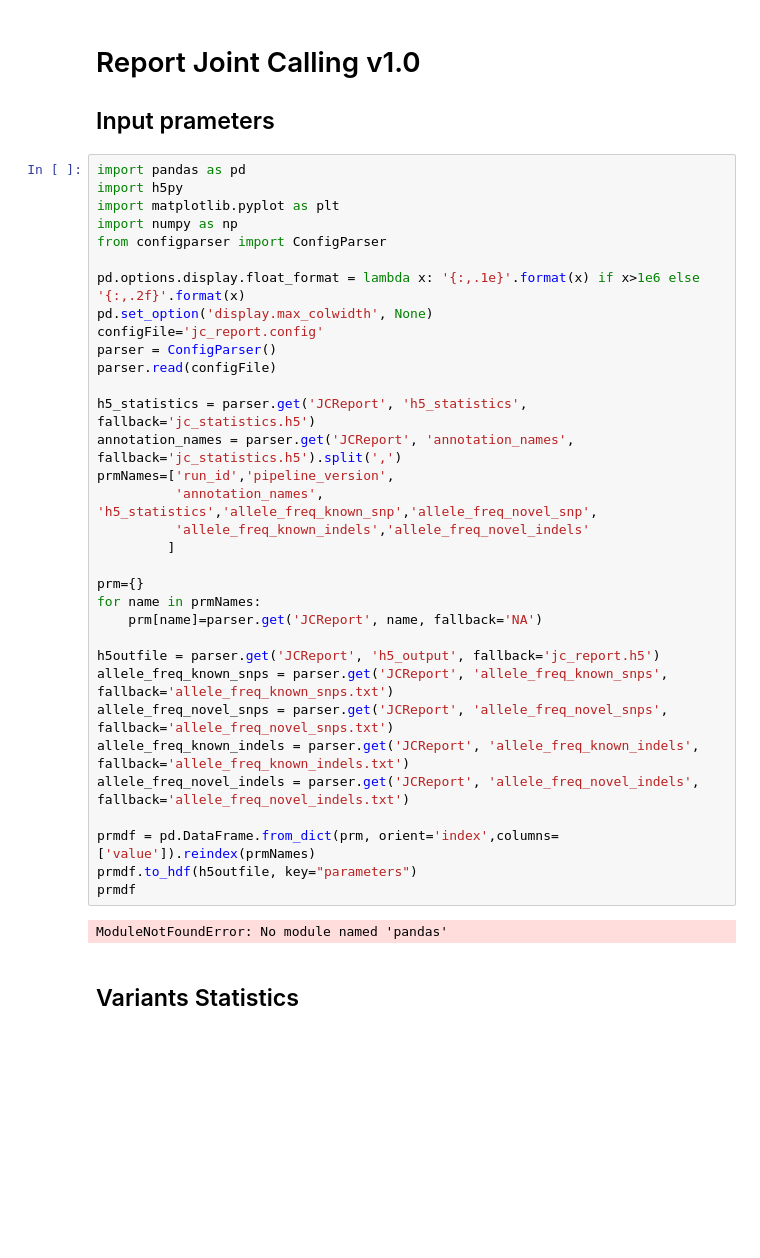
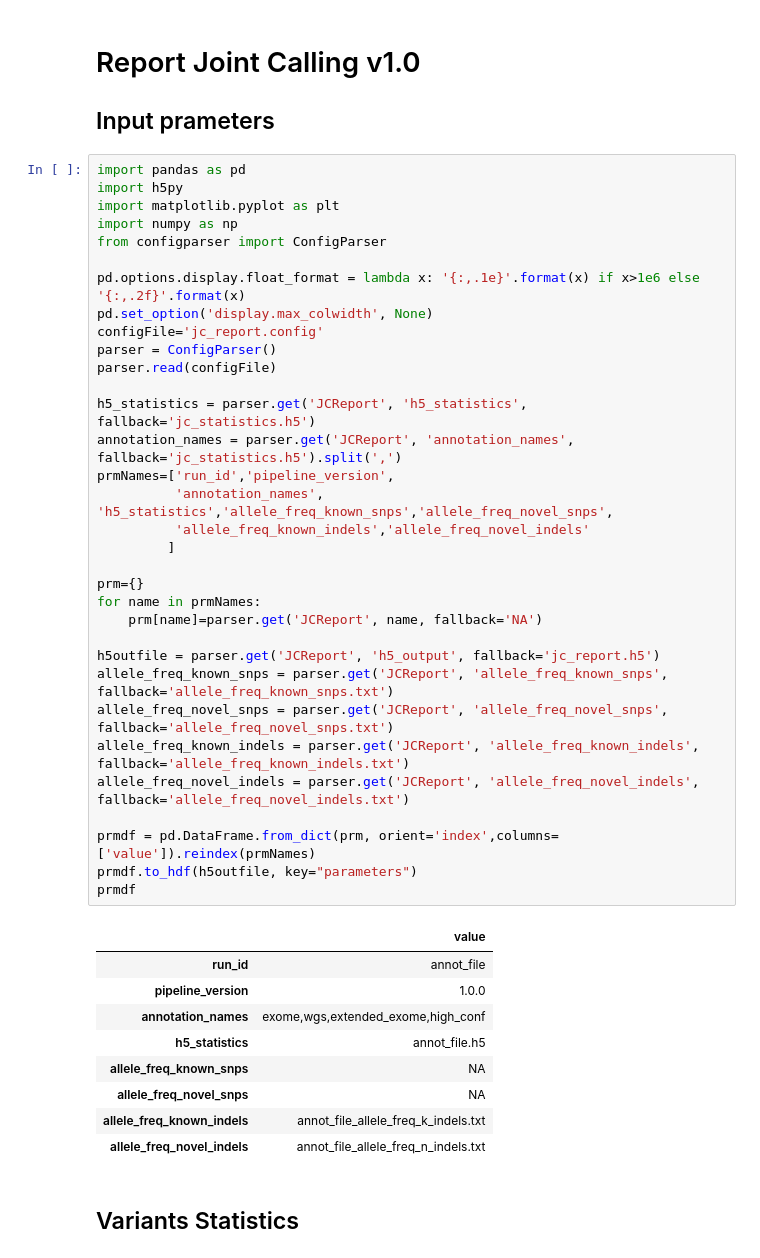
Before and after one commit to Ultimagen/VariantCalling, a Jupyter notebook: src/python/reports/joint_calling_report.ipynb, the cells around one changed output. Cells and saved outputs as stored; diff of their text form; blank space fills up the shorter version.

```diff
--- a/src/python/reports/joint_calling_report.ipynb
+++ b/src/python/reports/joint_calling_report.ipynb
@@ -7,35 +7,43 @@ import h5py
 import matplotlib.pyplot as plt
 import numpy as np
 from configparser import ConfigParser
 
 pd.options.display.float_format = lambda x: '{:,.1e}'.format(x) if x>1e6 else '{:,.2f}'.format(x)
 pd.set_option('display.max_colwidth', None)
 configFile='jc_report.config'
 parser = ConfigParser()
 parser.read(configFile)
 
 h5_statistics = parser.get('JCReport', 'h5_statistics', fallback='jc_statistics.h5')
 annotation_names = parser.get('JCReport', 'annotation_names', fallback='jc_statistics.h5').split(',')
 prmNames=['run_id','pipeline_version',
-          'annotation_names', 'h5_statistics','allele_freq_known_snp','allele_freq_novel_snp',
+          'annotation_names', 'h5_statistics','allele_freq_known_snps','allele_freq_novel_snps',
           'allele_freq_known_indels','allele_freq_novel_indels'
          ]
 
 prm={}
 for name in prmNames:
     prm[name]=parser.get('JCReport', name, fallback='NA')
 
 h5outfile = parser.get('JCReport', 'h5_output', fallback='jc_report.h5')
 allele_freq_known_snps = parser.get('JCReport', 'allele_freq_known_snps', fallback='allele_freq_known_snps.txt')
 allele_freq_novel_snps = parser.get('JCReport', 'allele_freq_novel_snps', fallback='allele_freq_novel_snps.txt')
 allele_freq_known_indels = parser.get('JCReport', 'allele_freq_known_indels', fallback='allele_freq_known_indels.txt')
 allele_freq_novel_indels = parser.get('JCReport', 'allele_freq_novel_indels', fallback='allele_freq_novel_indels.txt')
 
 prmdf = pd.DataFrame.from_dict(prm, orient='index',columns=['value']).reindex(prmNames)
 prmdf.to_hdf(h5outfile, key="parameters")
 prmdf
 # %% [output]
-ModuleNotFoundError: No module named 'pandas'
+|  | value |
+| run_id | annot_file |
+| pipeline_version | 1.0.0 |
+| annotation_names | exome,wgs,extended_exome,high_conf |
+| h5_statistics | annot_file.h5 |
+| allele_freq_known_snps | NA |
+| allele_freq_novel_snps | NA |
+| allele_freq_known_indels | annot_file_allele_freq_k_indels.txt |
+| allele_freq_novel_indels | annot_file_allele_freq_n_indels.txt |
 # %% [markdown]
 ## Variants Statistics
 # %%
```
Also changed, not shown: parts of 3 cells of this notebook.
